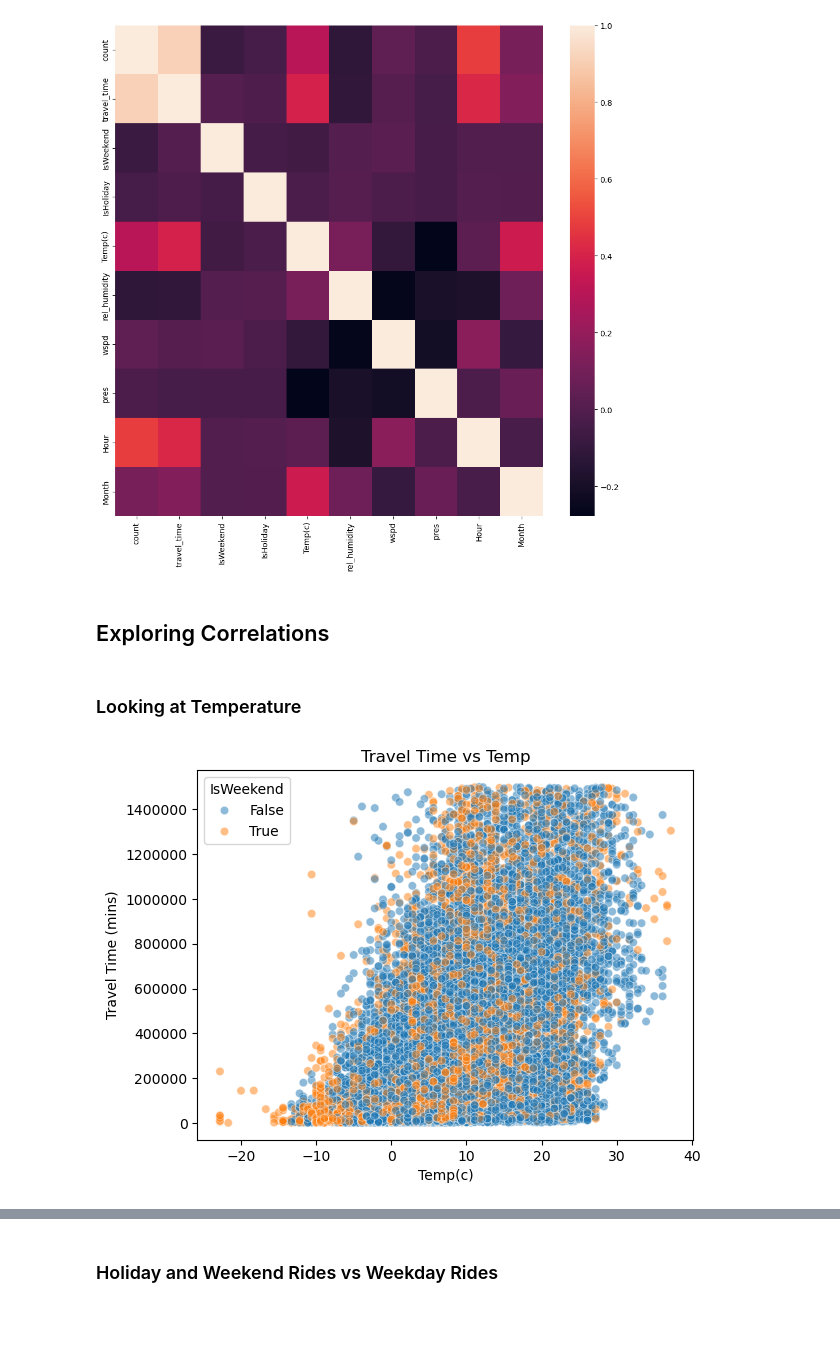
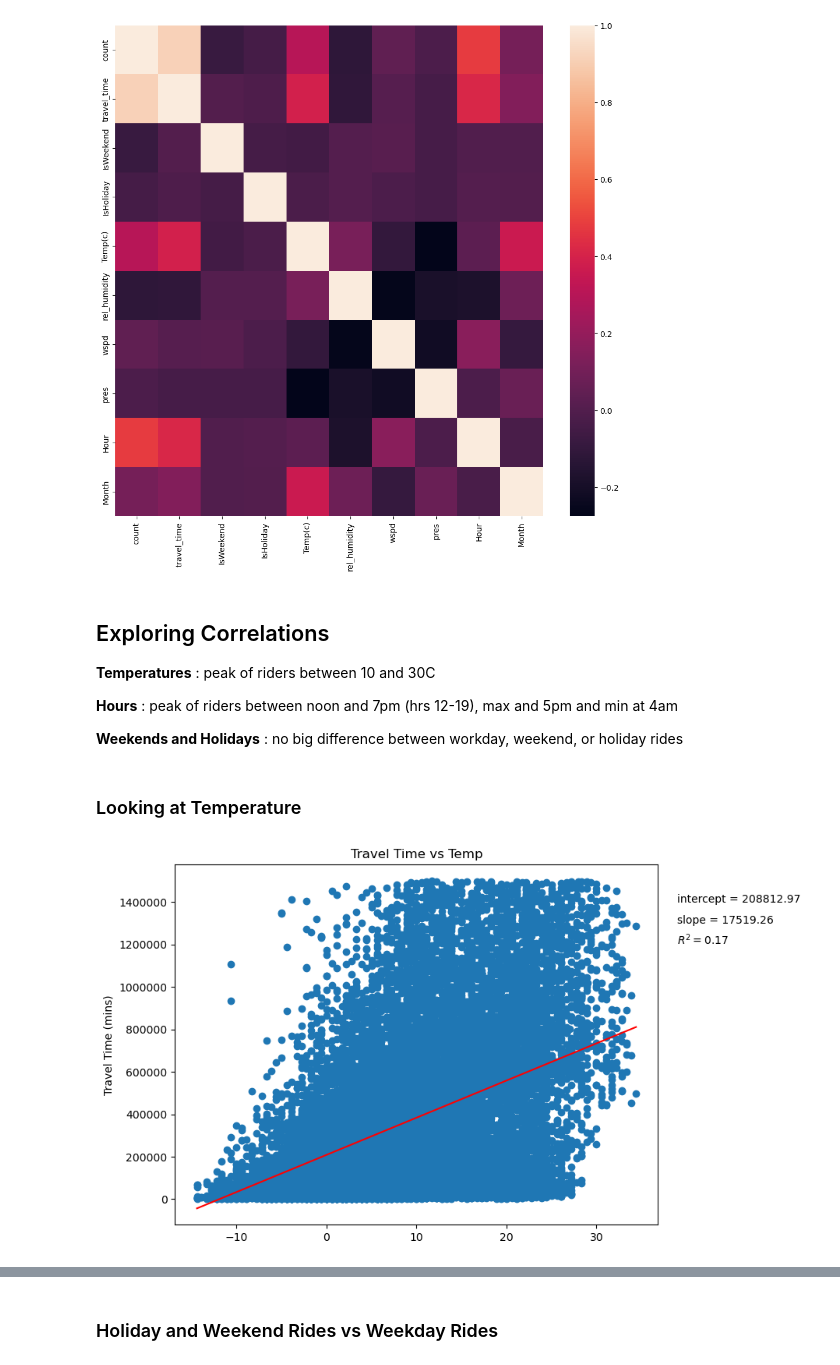
Before and after one commit to ktvella/Blue-Bikes-Analytics-Project, a Jupyter notebook: Blue Bike Analysis.ipynb, the cells around one changed output, grey strips where cells are left out. Drawn from its saved outputs; the diff is of its cells as text; code cells hidden in the pictures; blank space fills up the shorter version.

Commit message:
Add files via upload
added analysis of relationships between additional variables

```diff
--- a/Blue Bike Analysis.ipynb
+++ b/Blue Bike Analysis.ipynb
@@ -265,15 +262,57 @@ plt.show()
 [figure]
 # %% [markdown]
 ## Exploring Correlations
+
+
+**Temperatures** :
+peak of riders between 10 and 30C
+
+**Hours** :
+peak of riders between noon and 7pm (hrs 12-19), max and 5pm and min at 4am
+
+**Weekends and Holidays** :
+no big difference between workday, weekend, or holiday rides
 # %% [markdown]
 ### Looking at Temperature
-# %%
-plt.figure()
-sns.scatterplot(y=bluebike_data["travel_time"], x=bluebike_data["Temp(c)"], hue = bluebike_data["IsWeekend"], alpha = .5)
-plt.ylabel("Travel Time (mins)")
-plt.ticklabel_format( style = 'plain', axis = 'y')
-plt.title("Travel Time vs Temp")
-plt.show()
-# %% [output]
-[figure, removed]
+# %%
+from sklearn.linear_model import LinearRegression
+
+#fit linear regression model to data
+x= bluebike_data["Temp(c)"]
+x = np.array(x).reshape((-1, 1))
+y = bluebike_data["travel_time"]
+model = LinearRegression()
+model.fit(x, y)
+
+#calculate r2, coefficient and intercept
+r2= model.score(x, y)
+coefficients = model.coef_
+intercept = model.intercept_
+
+
+fig, ax = plt.subplots(figsize = (8, 6))
+ax.scatter(bluebike_data["Temp(c)"], bluebike_data["travel_time"])
+
+#setup data for plotting trend line
+num = len(bluebike_data)
+start = bluebike_data["Temp(c)"].min()
+end =  bluebike_data["Temp(c)"].max()
+xseq = np.linspace(start, end, num = num)
+ax.plot(xseq, intercept+coefficients[0]*xseq, color="red")
+
+plt.ylabel("Travel Time (mins)")
+plt.ticklabel_format( style = 'plain', axis = 'y')
+plt.title("Travel Time vs Temp")
+
+#annotate intercept, slope and r2
+beta0 = r'intercept = '+str(round(intercept, 2))
+ax.text(39, 1400000, beta0, fontsize = 10)
+beta1 = r'slope = '+str(round(coefficients[0], 2))
+ax.text(39, 1300000, beta1, fontsize = 10)
+r_squared = r"$R ^2 = $" + str(round(r2, 2))
+ax.text(39, 1200000, r_squared, fontsize = 10)
+
+plt.show()
+# %% [output]
+[figure, added]
 # %%
```
Also changed, not shown: parts of 19 cells of this notebook.
